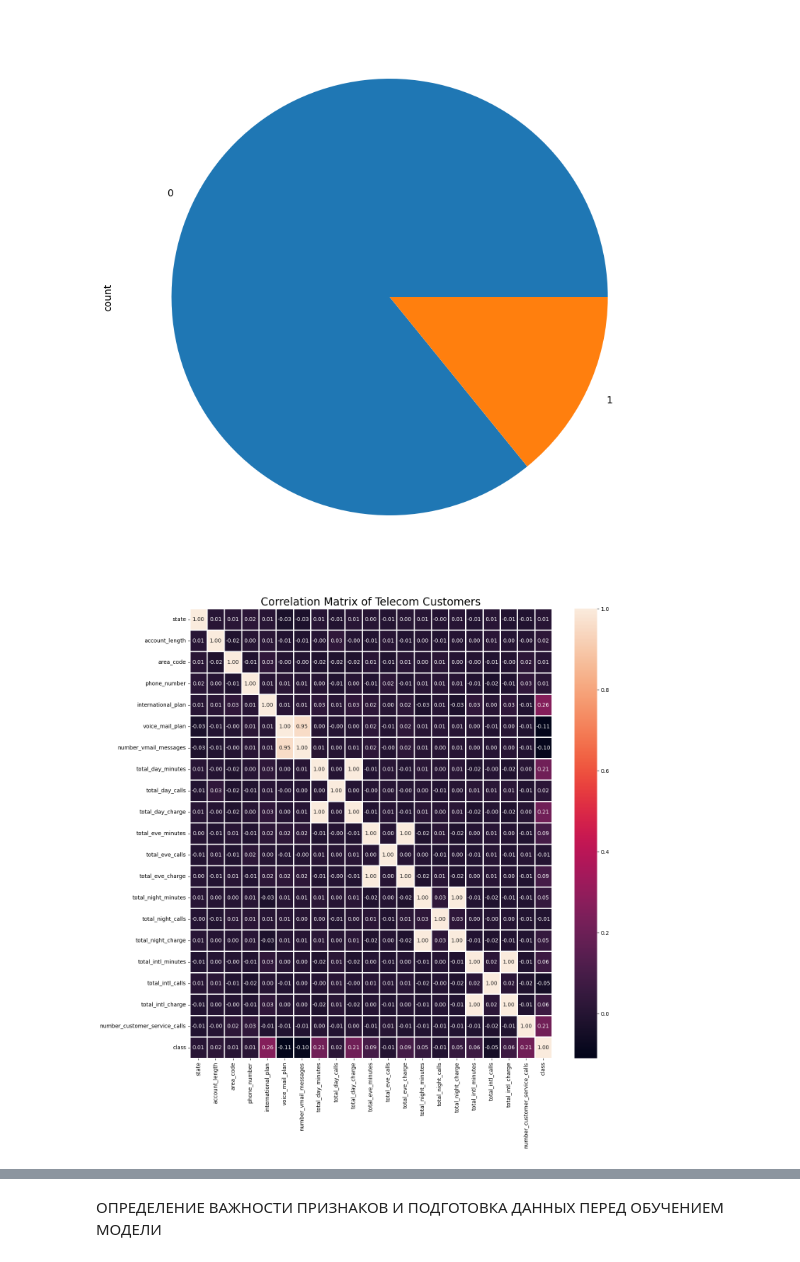
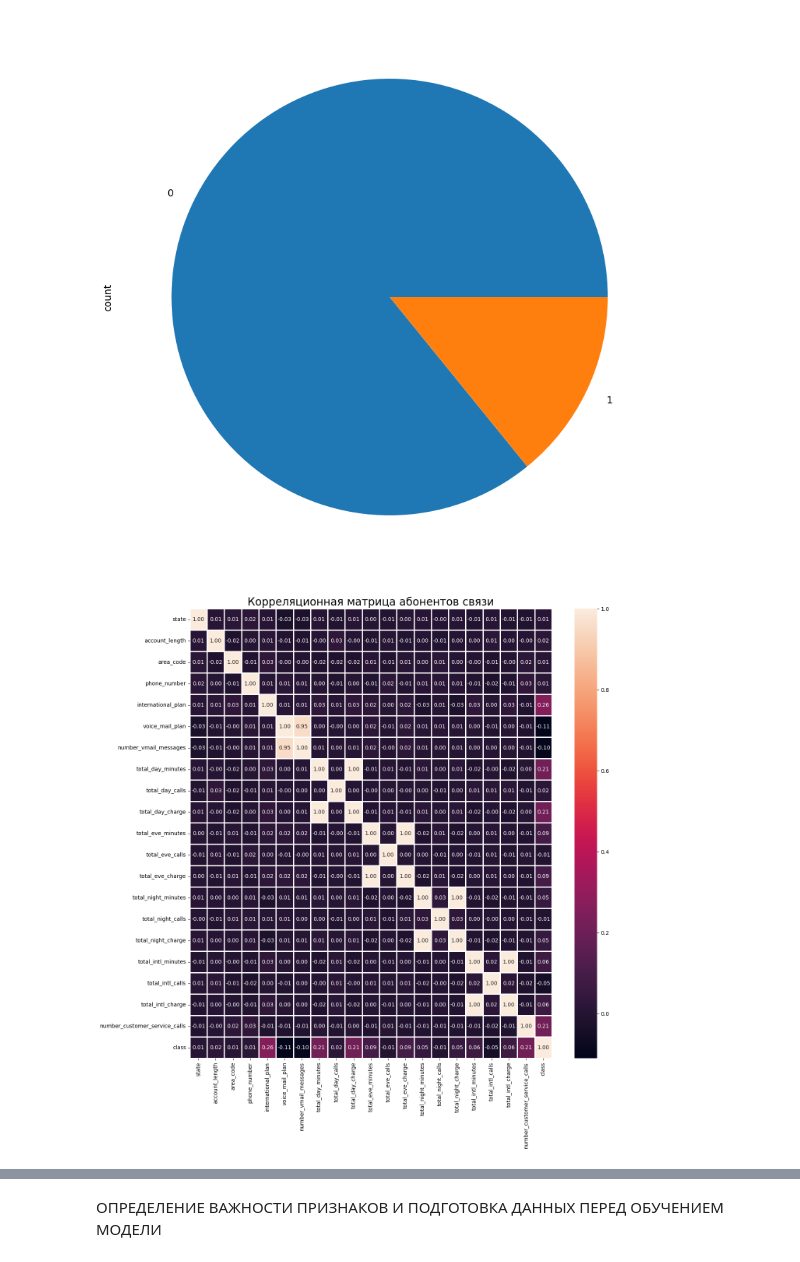
Before and after one commit to dnbrk13/danasrepo, a Jupyter notebook: capstone_project_outpeer.ipynb, the cells around one changed output, grey strips where cells are left out. Drawn from its saved outputs; the diff is of its cells as text; code cells hidden in the pictures.

```diff
--- a/capstone_project_outpeer.ipynb
+++ b/capstone_project_outpeer.ipynb
@@ -96,18 +96,18 @@ telecom_df["class"].value_counts().plot(kind='pie')
 # %%
 # Корреляционная матрица
 corr_matrix = telecom_df.corr()
 plt.figure(figsize = (15, 15))
 cm = sns.heatmap(corr_matrix,
                linewidths = 1,
                annot = True,
                fmt = ".2f")
-plt.title("Correlation Matrix of Telecom Customers", fontsize = 20)
+plt.title("Корреляционная матрица абонентов связи", fontsize = 20)
 plt.show()
 
 # "voice_mail_plan" и "number_vmail_messages" сильно коррелируют.
 #  «общий дневной заряд» и «общее количество ежедневных минут» сильно коррелируют.
 # %% [output]
-[figure, old version]
+[figure, new version]
 # %%
 # Плата за отток по дням
 ax = sns.kdeplot(telecom_df.total_day_charge[(telecom_df["class"] == 0)],
```
Also changed, not shown: parts of 96 cells of this notebook.
